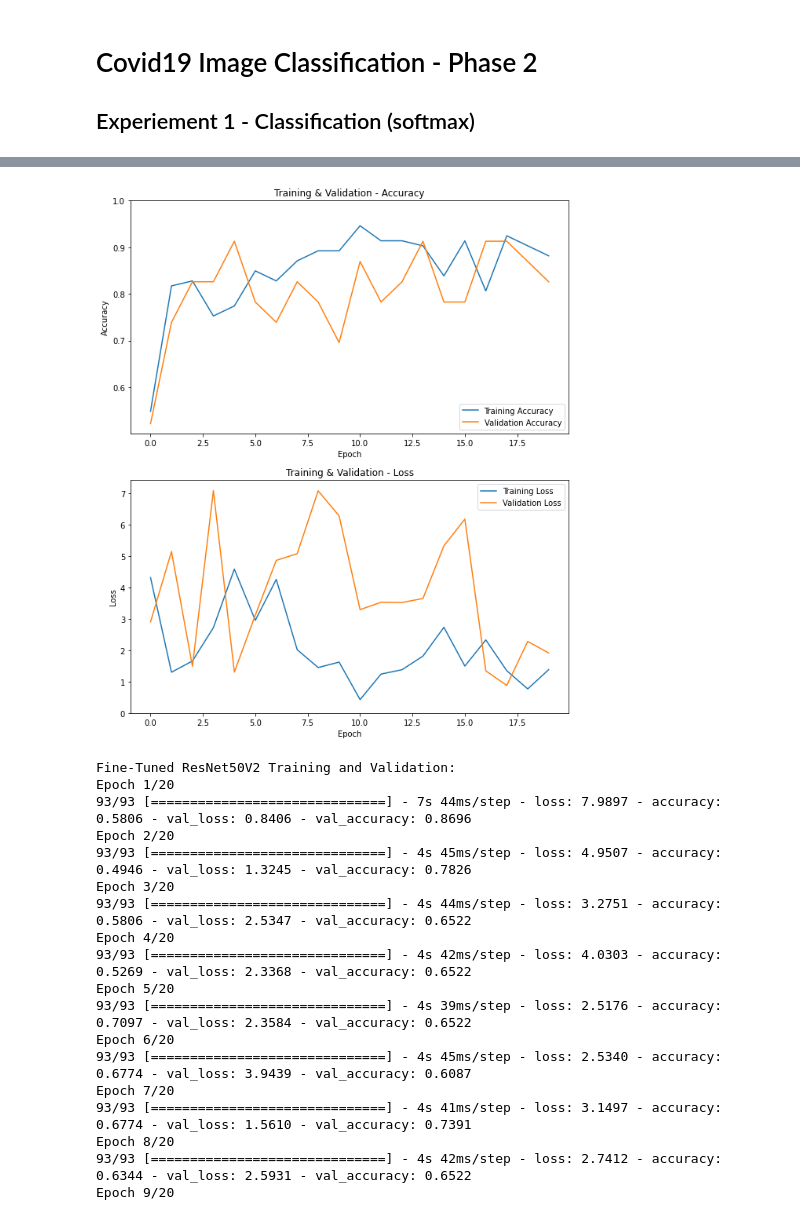
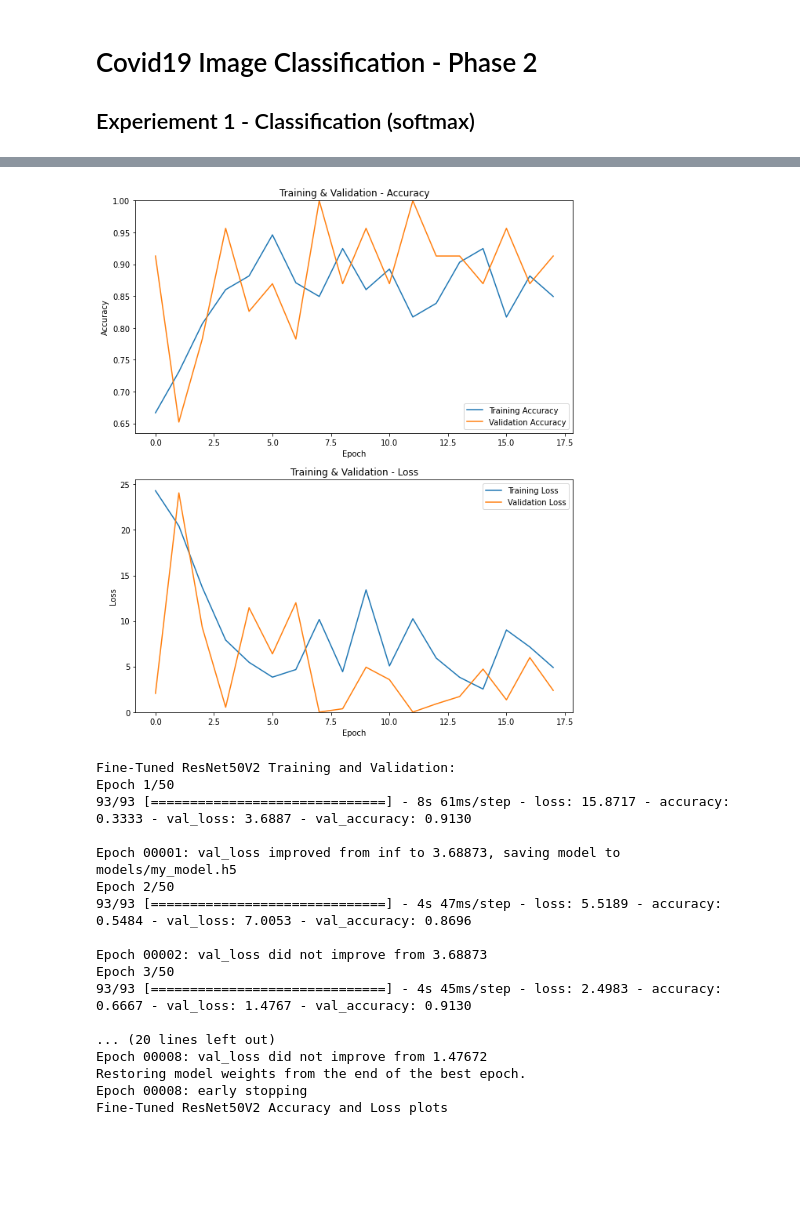
Before and after one commit to jayhombal/covid19-image-detection, a Jupyter notebook: notebooks/COVID-19-Image-Classification-phase2-large_c19_dataset.ipynb, the cells around one changed output, grey strips where cells are left out. Cells and saved outputs as stored; diff of their text form; code cells hidden in the pictures; blank space fills up the shorter version.

```diff
--- a/notebooks/COVID-19-Image-Classification-phase2-large_c19_dataset.ipynb
+++ b/notebooks/COVID-19-Image-Classification-phase2-large_c19_dataset.ipynb
@@ -90,19 +103,19 @@ covid_image_train_data_gen = ImageDataGenerator(
 #     zoom_range=0.15) #Float or [lower, upper]. Range for random zoom. If a float, [lower, upper] = [1-zoom_range, 1+zoom_range]
 
 
-covid_train_generator = covid_image_train_data_gen.flow_from_directory(
+covid_train_ds = covid_image_train_data_gen.flow_from_directory(
   'data/raw/covid19-images',
   subset="training",
   class_mode='categorical',
-  classes=['Covid19', 'Normal', 'Pneumonia'],
+  #classes=['Covid19', 'Normal', 'Pneumonia'],
   seed=SEED,
   target_size=IMAGE_SIZE,
   batch_size=BATCH_SIZE)
 
-covid_valid_generator = covid_image_train_data_gen.flow_from_directory(
+covid_valid_ds = covid_image_train_data_gen.flow_from_directory(
   'data/raw/covid19-images',
   subset="validation",
-  classes=['Covid19', 'Normal', 'Pneumonia'],
+  #classes=['Covid19', 'Normal', 'Pneumonia'],
   class_mode='categorical',
   seed=SEED,
   target_size=IMAGE_SIZE,
@@ -123,8 +136,8 @@ Found 748 images belonging to 3 classes.
 # %%
 def train_validate_and_test_reconstructed_model(saved_model_path: str,
                                                 model_name: str,
-                                                covid_train_generator,
-                                                covid_valid_generator,
+                                                covid_train_ds,
+                                                covid_valid_ds,
                                                 #freeze_layers: bool = False,
                                                 num_classes: int = 3,
                                                 num_epochs: int = 50,
@@ -139,12 +152,14 @@ def train_validate_and_test_reconstructed_model(saved_model_path: str,
 
 
     new_layer = reconstructed_model.layers[-2].output
+    new_layer = keras.layers.Dense(256, activation="relu")(new_layer)
+    new_layer = keras.layers.Dropout(0.3)(new_layer)
     output = keras.layers.Dense(num_classes, activation=activation_func, name='output')(new_layer)
     new_model = keras.Model(inputs = reconstructed_model.input, outputs = output)
     new_model = train_model.compile_classifier(new_model, learning_rate)
 
 
-    new_model_history = train_model.fit_model(new_model, covid_train_generator, covid_valid_generator,num_epochs=num_epochs,batch_size=batch_size)
+    new_model_history = train_model.fit_model(new_model, covid_train_ds, covid_valid_ds,num_epochs=num_epochs,batch_size=batch_size, patience=10)
 
     print(f'{model_name} Accuracy and Loss plots')
     train_model.plot_accuracy_and_loss(new_model_history)
@@ -155,8 +170,8 @@ def train_validate_and_test_reconstructed_model(saved_model_path: str,
 
     print("\n")
     print(f'Fine-Tuned {model_name} Training and Validation: ')
-    new_model_ft_history = train_model.fit_model(new_model_ft, covid_train_generator,
-            covid_valid_generator,
+    new_model_ft_history = train_model.fit_model(new_model_ft, covid_train_ds,
+            covid_valid_ds,
             num_epochs=num_epochs,batch_size=batch_size)
 
     print(f'Fine-Tuned {model_name} Accuracy and Loss plots')
@@ -167,5 +182,5 @@ def train_validate_and_test_reconstructed_model(saved_model_path: str,
 ## Experiement 1 - Classification (softmax)
 # %%
 
-train_validate_and_test_reconstructed_model('models/ResNet50V2exp1/', 'ResNet50V2', covid_train_generator, covid_valid_generator)
+train_validate_and_test_reconstructed_model('models/ResNet50V2exp1.h5', 'ResNet50V2', covid_train_ds, covid_valid_ds)
 # %% [output]
@@ -188,20 +203,19 @@ Epoch 20/20
 ResNet50V2 Accuracy and Loss plots
-[figure, old version]
+[figure, new version]
 Fine-Tuned ResNet50V2 Training and Validation:
-Epoch 1/20
-93/93 [==============================] - 7s 44ms/step - loss: 7.9897 - accuracy: 0.5806 - val_loss: 0.8406 - val_accuracy: 0.8696
-Epoch 2/20
-93/93 [==============================] - 4s 45ms/step - loss: 4.9507 - accuracy: 0.4946 - val_loss: 1.3245 - val_accuracy: 0.7826
-Epoch 3/20
-93/93 [==============================] - 4s 44ms/step - loss: 3.2751 - accuracy: 0.5806 - val_loss: 2.5347 - val_accuracy: 0.6522
-Epoch 4/20
-93/93 [==============================] - 4s 42ms/step - loss: 4.0303 - accuracy: 0.5269 - val_loss: 2.3368 - val_accuracy: 0.6522
-Epoch 5/20
-93/93 [==============================] - 4s 39ms/step - loss: 2.5176 - accuracy: 0.7097 - val_loss: 2.3584 - val_accuracy: 0.6522
-Epoch 6/20
-93/93 [==============================] - 4s 45ms/step - loss: 2.5340 - accuracy: 0.6774 - val_loss: 3.9439 - val_accuracy: 0.6087
-Epoch 7/20
-93/93 [==============================] - 4s 41ms/step - loss: 3.1497 - accuracy: 0.6774 - val_loss: 1.5610 - val_accuracy: 0.7391
-Epoch 8/20
-93/93 [==============================] - 4s 42ms/step - loss: 2.7412 - accuracy: 0.6344 - val_loss: 2.5931 - val_accuracy: 0.6522
-Epoch 9/20
+Epoch 1/50
+93/93 [==============================] - 8s 61ms/step - loss: 15.8717 - accuracy: 0.3333 - val_loss: 3.6887 - val_accuracy: 0.9130
+
+Epoch 00001: val_loss improved from inf to 3.68873, saving model to models/my_model.h5
+Epoch 2/50
+93/93 [==============================] - 4s 47ms/step - loss: 5.5189 - accuracy: 0.5484 - val_loss: 7.0053 - val_accuracy: 0.8696
+
+Epoch 00002: val_loss did not improve from 3.68873
+Epoch 3/50
+93/93 [==============================] - 4s 45ms/step - loss: 2.4983 - accuracy: 0.6667 - val_loss: 1.4767 - val_accuracy: 0.9130
+
+... (20 lines left out)
+Epoch 00008: val_loss did not improve from 1.47672
+Restoring model weights from the end of the best epoch.
+Epoch 00008: early stopping
+Fine-Tuned ResNet50V2 Accuracy and Loss plots
```
Also changed, not shown: parts of 7 cells of this notebook, 16 other files.
